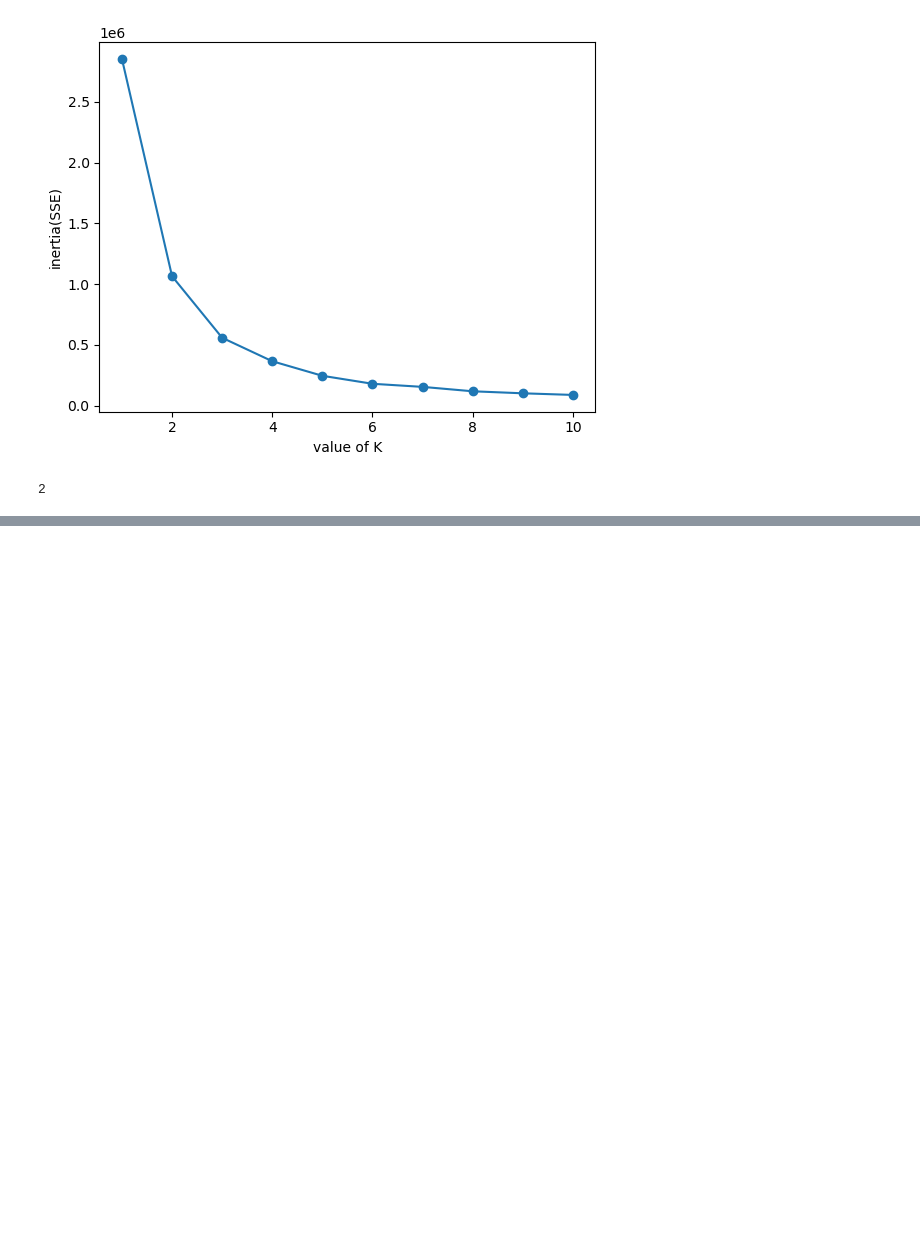
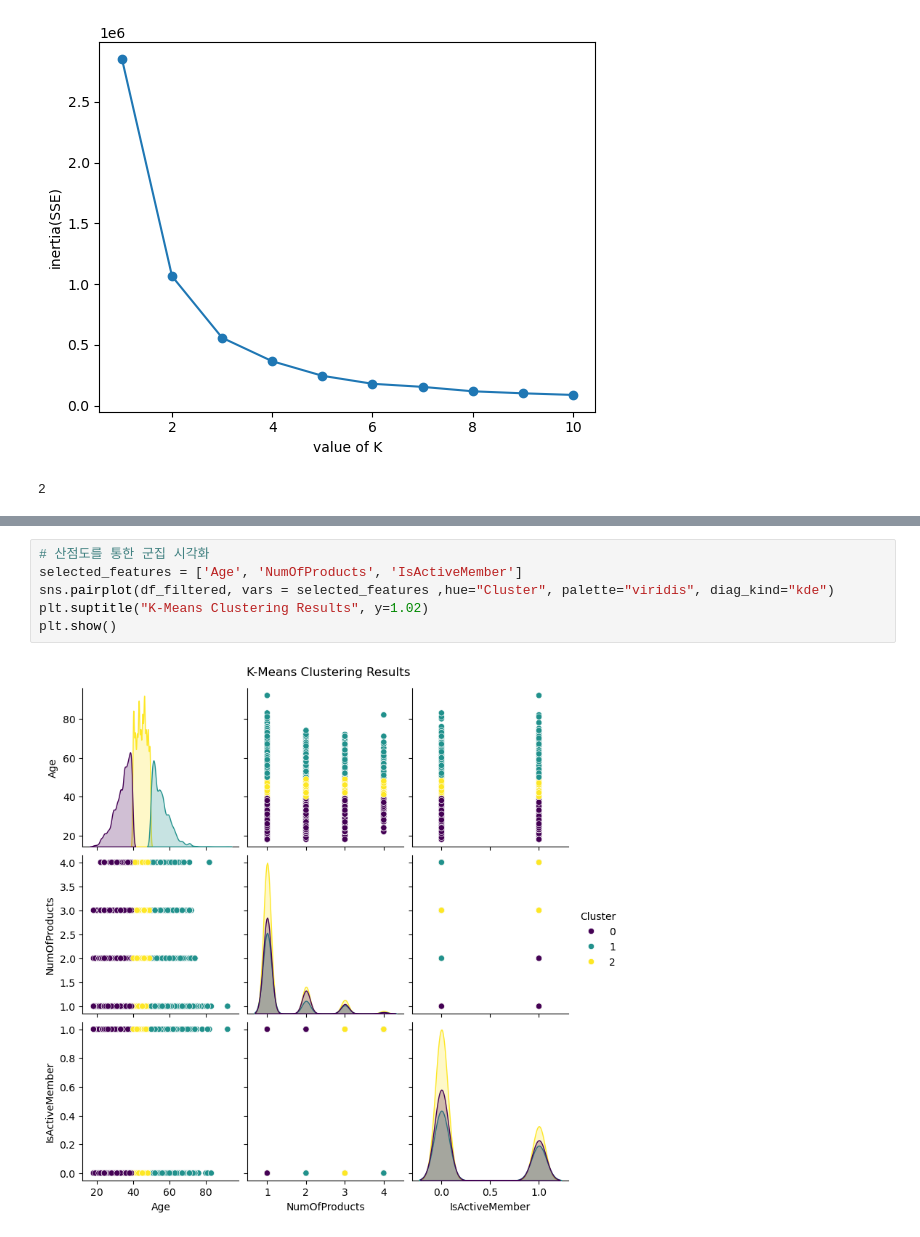
Before and after one commit to cookieeyoung/ML-project1, a Jupyter notebook: GBM_KMeans_Clustering.ipynb, the cells around one changed output, grey strips where cells are left out. Drawn from its saved outputs; the diff is of its cells as text; blank space fills up the shorter version.

```diff
--- a/GBM_KMeans_Clustering.ipynb
+++ b/GBM_KMeans_Clustering.ipynb
@@ -287,0 +296,8 @@ IndexError: index 6 is out of bounds for axis 1 with size 3
+# %%
+# 산점도를 통한 군집 시각화
+selected_features = ['Age', 'NumOfProducts', 'IsActiveMember']
+sns.pairplot(df_filtered, vars = selected_features ,hue="Cluster", palette="viridis", diag_kind="kde")
+plt.suptitle("K-Means Clustering Results", y=1.02)
+plt.show()
+# %% [output]
+[figure, added]
```
Also changed, not shown: parts of 7 cells of this notebook, 6 other files.
